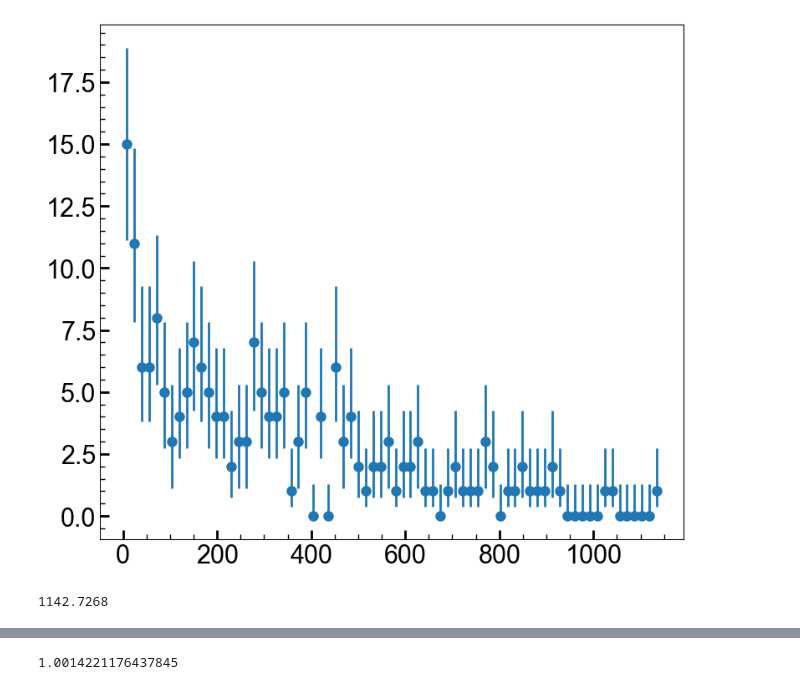
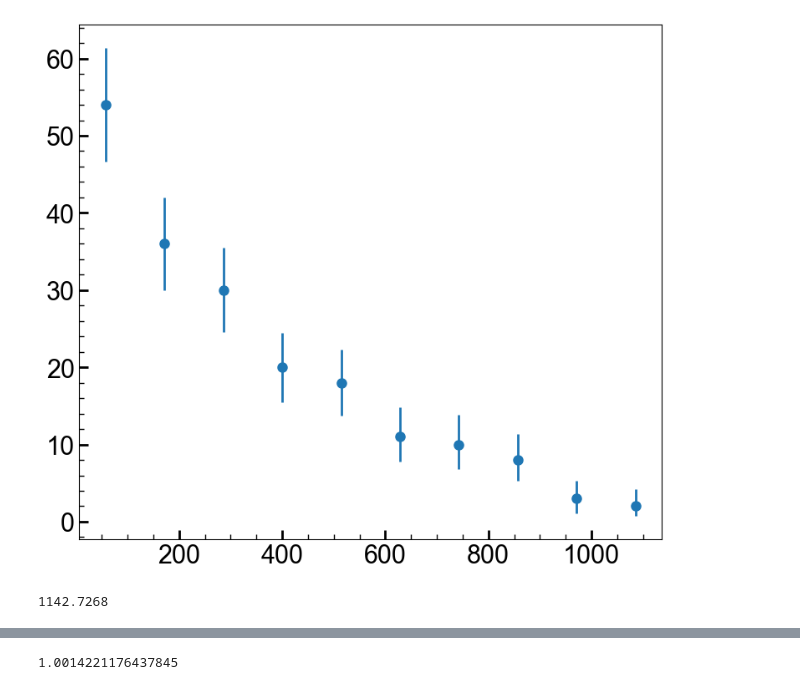
Before and after one commit to villano-lab/thermal-flux_paper2023, a Jupyter notebook: ChiSquare.ipynb, the cells around one changed output, grey strips where cells are left out. Drawn from its saved outputs; the diff is of its cells as text; code cells hidden in the pictures.

```diff
--- a/ChiSquare.ipynb
+++ b/ChiSquare.ipynb
@@ -91,35 +91,35 @@ error = (0,0)
  #   error = (9.28, 17.30)
 
 #weight = 1/(error[1]-error[0])
 
 
 #matplotlib.pyplot.errorbar(t, yerr=error)
 #fitbins=72
-fitbins=72
+fitbins=10
 min_t = np.min(t)
 max_t = np.max(t-min_t)
 t = t-min_t
 counts, bins = np.histogram(t[t<=max_t],bins=fitbins)
 thing = (bins[:-1]+bins[1:])/2
 fig,axes = plt.subplots(1,1, figsize=(9,8))
 error1 = [0.00,0.37,0.74,1.10,2.34,2.75,3.82,4.25,5.30,6.33,6.78,7.81,8.83,9.28]
 error2 = [1.29,2.75,4.25,5.30,6.78,7.81,9.28,10.30,11.32,12.79,13.81,14.82,16.29,17.30]
 ntot = counts
 ntot_plus = np.zeros(np.shape(ntot))
 ntot_minus = np.zeros(np.shape(ntot))
 for i,ncount in enumerate(ntot):
     if ncount<=13:
         ntot_plus[i] = error2[ncount]-ncount
         ntot_minus[i] = ncount-error1[ncount]
     else:
         ntot_plus[i] = np.sqrt(ncount)
         ntot_minus[i] = np.sqrt(ncount)
 ax1=axes
 ax1.errorbar(thing, counts, yerr=[ntot_minus,ntot_plus], marker='o', markersize=8, linestyle = 'none')
 plt.show(fig)
 print(max_t)
 # %% [output]
-[figure, old version]
+[figure, new version]
 1142.7268
 # %%
 weight = (1/((ntot_plus+ntot_minus)/2))
```
Also changed, not shown: parts of 4 cells of this notebook.
